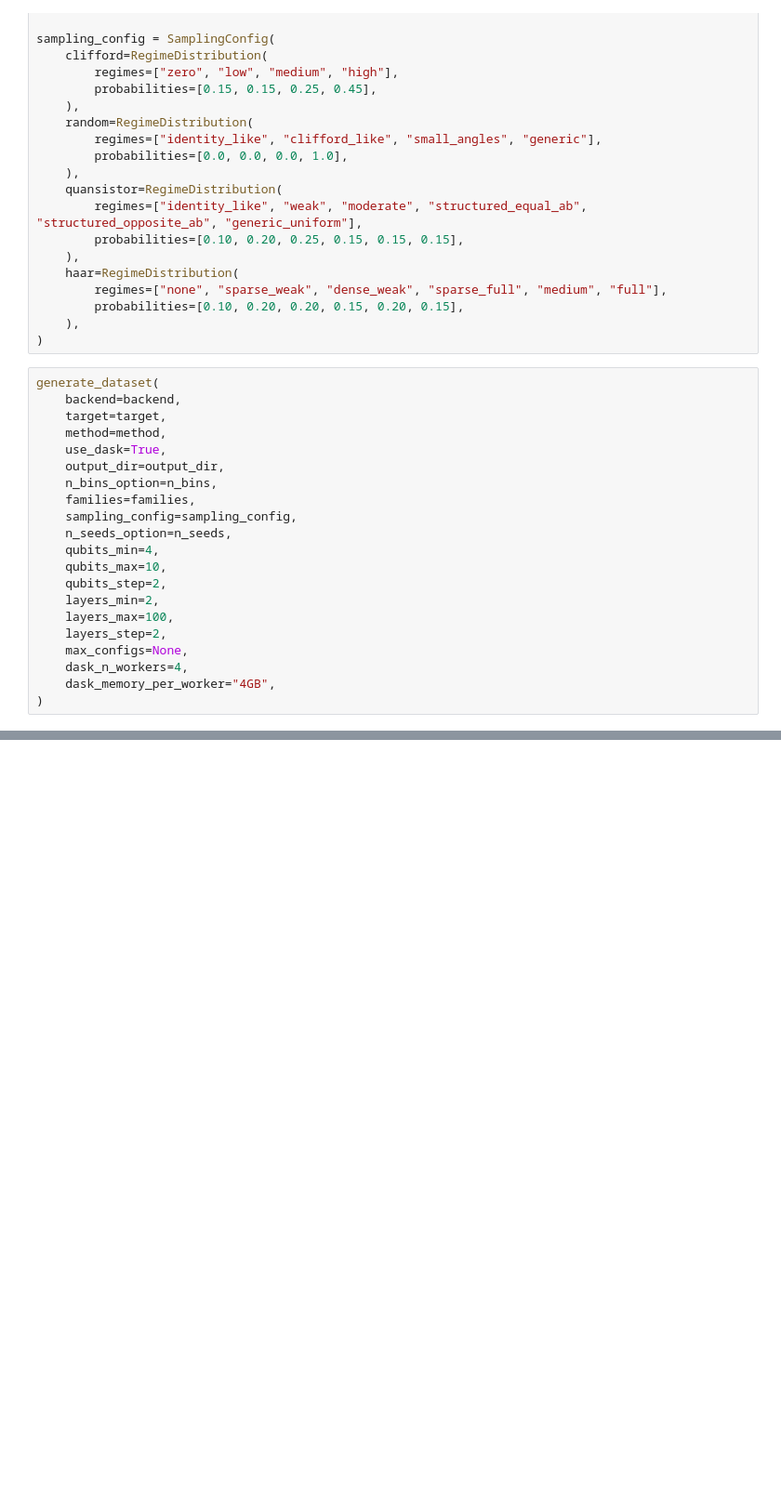
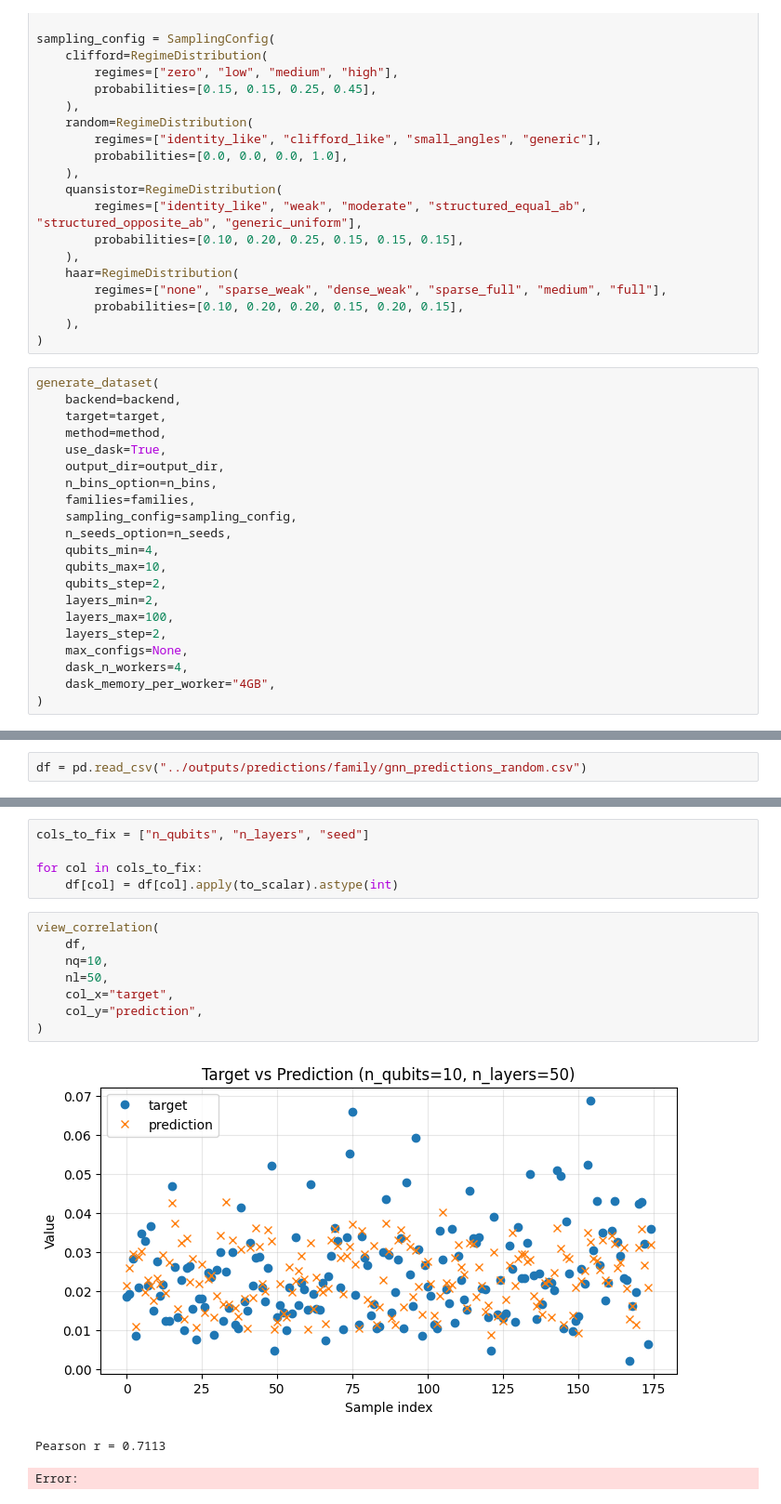
Before and after one commit to VicLambert/qml-quansistor-entropy, a Jupyter notebook: qqe/notebooks/05_12_2026.ipynb, the cells around one changed output, grey strips where cells are left out. Shown at 93% size. Saved outputs shown, nothing was run; the diff lists cells and outputs as text; blank space fills up the shorter version.

```diff
--- a/qqe/notebooks/05_12_2026.ipynb
+++ b/qqe/notebooks/05_12_2026.ipynb
@@ -225,0 +372,2 @@ generate_dataset(
+# %%
+df = pd.read_csv("../outputs/predictions/family/gnn_predictions_random.csv")
@@ -225,0 +409,17 @@ generate_dataset(
+# %%
+cols_to_fix = ["n_qubits", "n_layers", "seed"]
+
+for col in cols_to_fix:
+    df[col] = df[col].apply(to_scalar).astype(int)
+# %%
+view_correlation(
+    df,
+    nq=10,
+    nl=50,
+    col_x="target",
+    col_y="prediction",
+)
+# %% [output]
+[figure, added]
+Pearson r = 0.7113
+Error:
```
Also changed, not shown: parts of 16 cells of this notebook, 8 other files.
